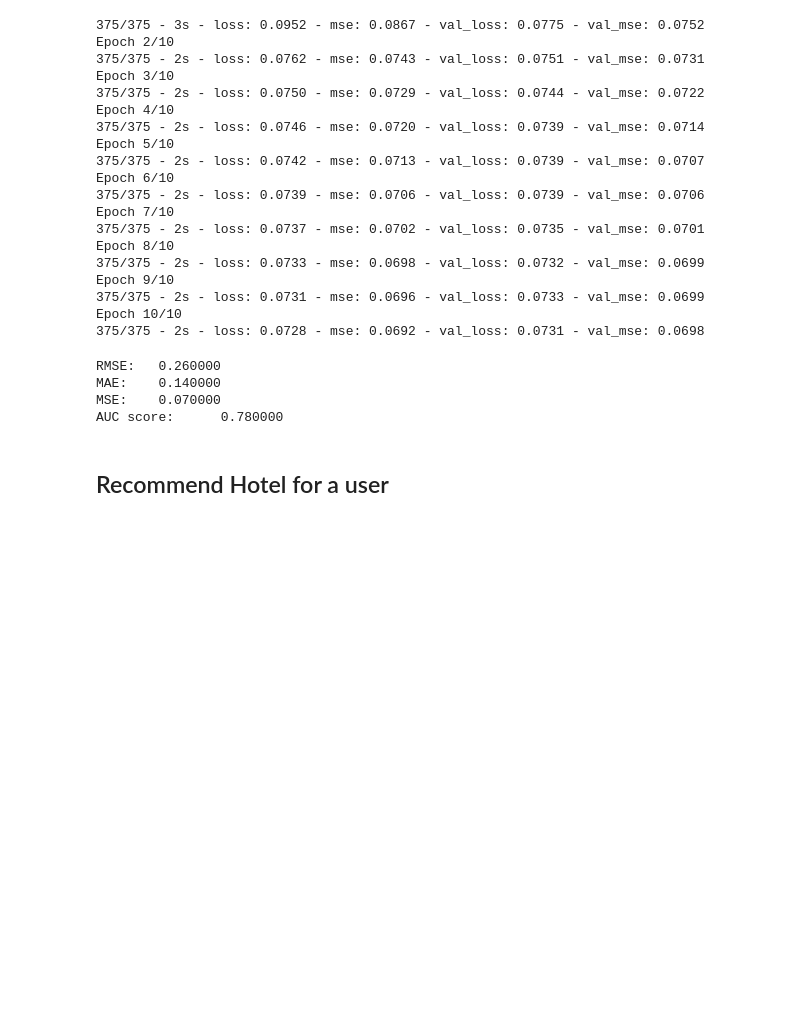
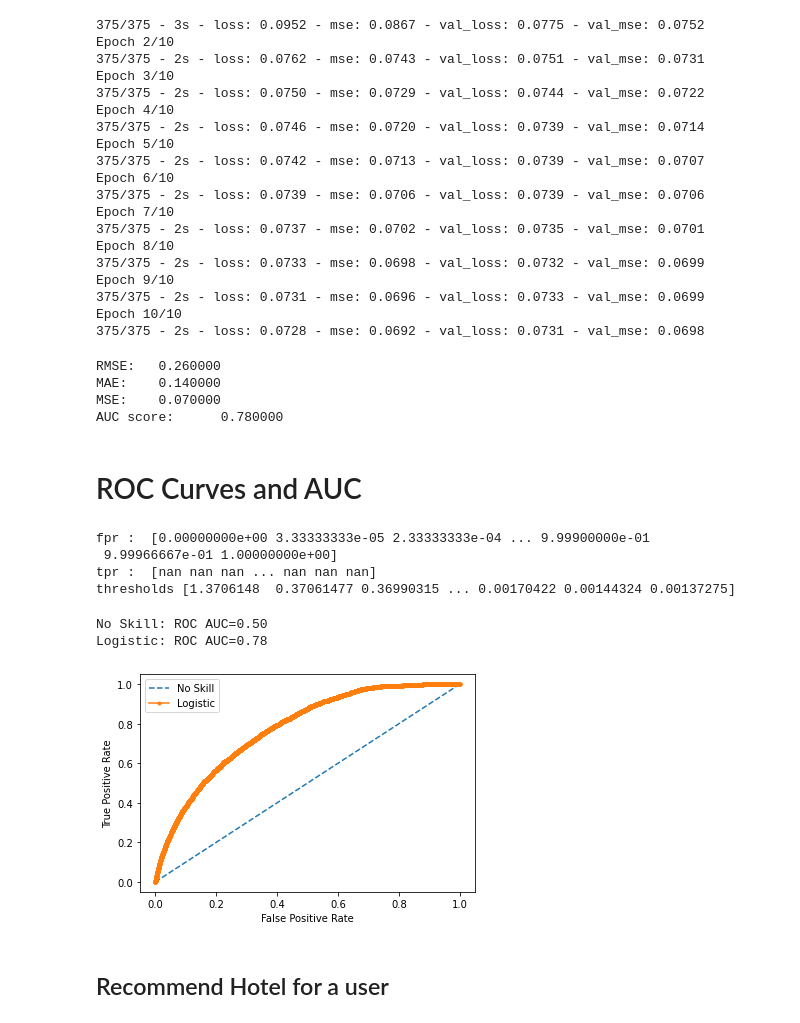
Before and after one commit to NilufaYeasmin/Hybrid_Travel_Recommender_System-HTRS, a Jupyter notebook: notebook/Hotel_Wide&Deep_Recommender.ipynb, the cells around one changed output. Cells and saved outputs as stored; diff of their text form; code cells hidden in the pictures; blank space fills up the shorter version.

```diff
--- a/notebook/Hotel_Wide&Deep_Recommender.ipynb
+++ b/notebook/Hotel_Wide&Deep_Recommender.ipynb
@@ -35,7 +37,7 @@ from deepctr.feature_column import SparseFeat, DenseFeat,get_feature_names
 # %% [markdown]
 # Reading and Storing Data
 # %%
-df = pd.read_csv("..data\\train.csv", sep=',', nrows=150000)
+df = pd.read_csv("..\data\\train.csv", sep=',', nrows=150000)
 df.shape
 # %% [output]
 (150000, 24)
@@ -1074,3 +1096,5 @@ RMSE:   0.260000
 MAE:    0.140000
 MSE:    0.070000
 AUC score:      0.780000
+# %% [markdown]
+# ROC Curves and AUC
@@ -1077,3 +1108,47 @@ AUC score:      0.780000
+# %%
+print("fpr : ", fpr)
+print("tpr : ",  tpr)
+print("thresholds" , thresholds)
+# %% [output]
+fpr :  [0.00000000e+00 3.33333333e-05 2.33333333e-04 ... 9.99900000e-01
+ 9.99966667e-01 1.00000000e+00]
+tpr :  [nan nan nan ... nan nan nan]
+thresholds [1.3706148  0.37061477 0.36990315 ... 0.00170422 0.00144324 0.00137275]
+# %%
+# generate a no skill prediction (majority class)
+ns_probs = [0 for _ in range(len(pred_result))]
+
+# predict probabilities
+lr_probs = pred_result
+
+# keep probabilities for the positive outcome only
+#lr_probs = lr_probs[:, 1]
+# calculate scores
+ns_auc = roc_auc_score(test[target].values, ns_probs)
+lr_auc = roc_auc_score(test[target].values, lr_probs)
+
+# summarize scores
+print('No Skill: ROC AUC=%.2f' % (ns_auc))
+print('Logistic: ROC AUC=%.2f' % (lr_auc))
+
+# calculate roc curves
+ns_fpr, ns_tpr, _ = roc_curve(test[target].values, ns_probs)
+lr_fpr, lr_tpr, _ = roc_curve(test[target].values, lr_probs)
+
+# plot the roc curve for the model
+plt.plot(ns_fpr, ns_tpr, linestyle='--', label='No Skill')
+plt.plot(lr_fpr, lr_tpr, marker='.', label='Logistic')
+# axis labels
+plt.xlabel('False Positive Rate')
+plt.ylabel('True Positive Rate')
+# show the legend
+plt.legend()
+# show the plot
+plt.show()
+# %% [output]
+No Skill: ROC AUC=0.50
+Logistic: ROC AUC=0.78
+[figure, added]
 # %% [markdown]
 ## Recommend Hotel for a user
 # %%
```
Also changed, not shown: parts of 4 cells of this notebook.
